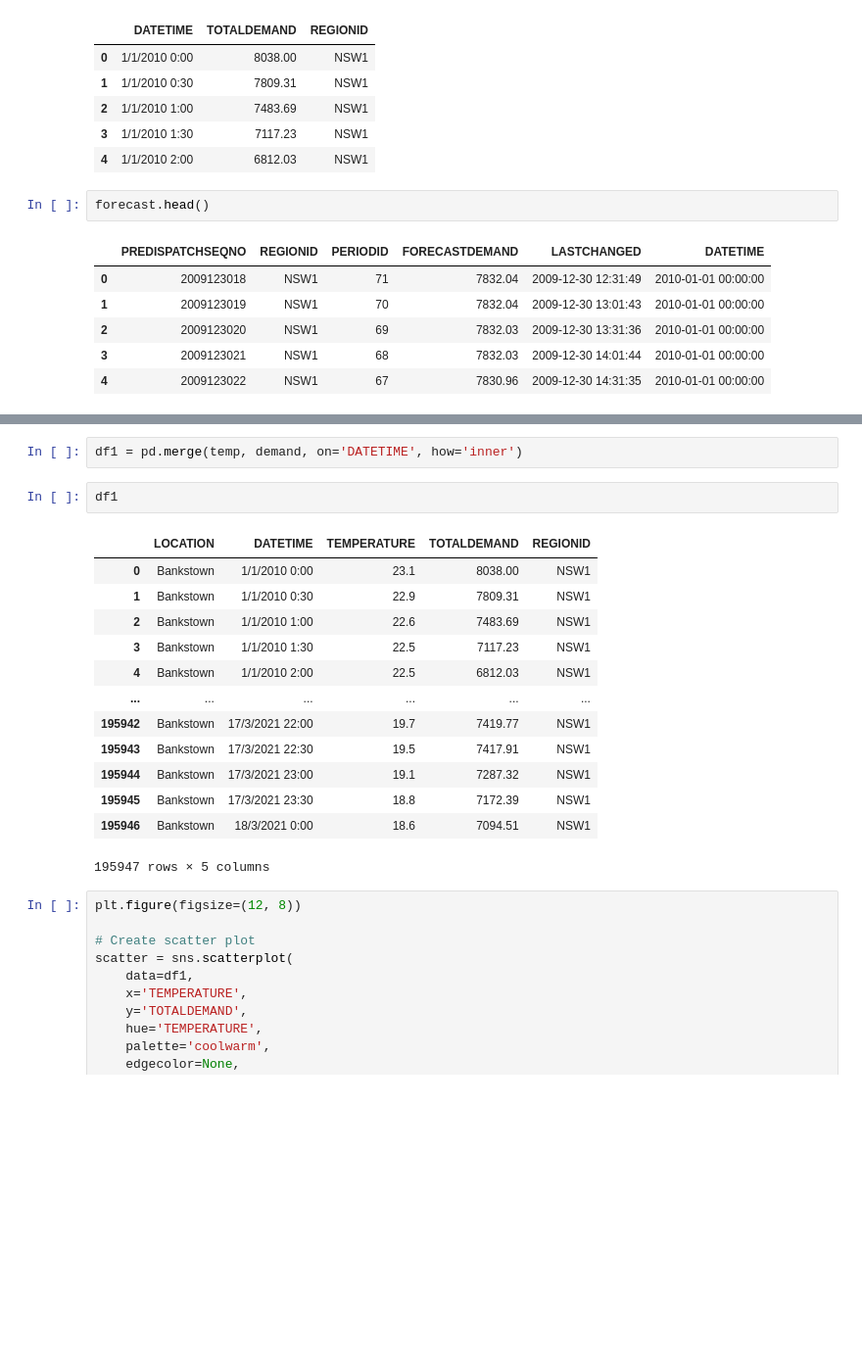
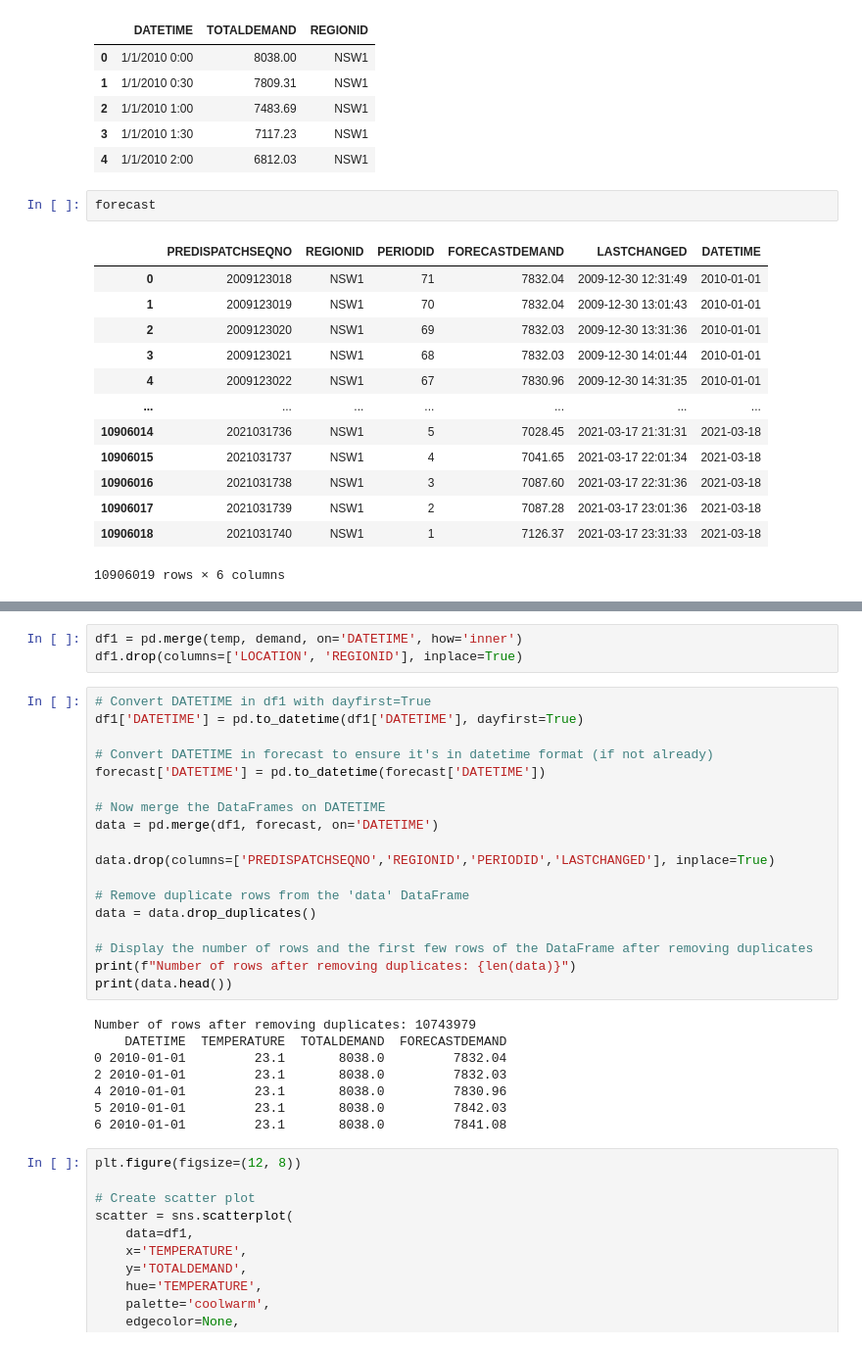
Before and after one commit to cgiray/project, a Jupyter notebook: src/GoogleColab.ipynb, the cells around one changed output, grey strips where cells are left out. Shown at 98% size. Saved outputs shown, nothing was run; the diff lists cells and outputs as text; blank space fills up the shorter version.

```diff
--- a/src/GoogleColab.ipynb
+++ b/src/GoogleColab.ipynb
@@ -75,11 +76,18 @@ demand.head()
 | 3 | 1/1/2010 1:30 | 7117.23 | NSW1 |
 | 4 | 1/1/2010 2:00 | 6812.03 | NSW1 |
 # %%
-forecast.head()
+forecast
 # %% [output]
 |  | PREDISPATCHSEQNO | REGIONID | PERIODID | FORECASTDEMAND | LASTCHANGED | DATETIME |
-| 0 | 2009123018 | NSW1 | 71 | 7832.04 | 2009-12-30 12:31:49 | 2010-01-01 00:00:00 |
-| 1 | 2009123019 | NSW1 | 70 | 7832.04 | 2009-12-30 13:01:43 | 2010-01-01 00:00:00 |
-| 2 | 2009123020 | NSW1 | 69 | 7832.03 | 2009-12-30 13:31:36 | 2010-01-01 00:00:00 |
-| 3 | 2009123021 | NSW1 | 68 | 7832.03 | 2009-12-30 14:01:44 | 2010-01-01 00:00:00 |
-| 4 | 2009123022 | NSW1 | 67 | 7830.96 | 2009-12-30 14:31:35 | 2010-01-01 00:00:00 |
+| 0 | 2009123018 | NSW1 | 71 | 7832.04 | 2009-12-30 12:31:49 | 2010-01-01 |
+| 1 | 2009123019 | NSW1 | 70 | 7832.04 | 2009-12-30 13:01:43 | 2010-01-01 |
+| 2 | 2009123020 | NSW1 | 69 | 7832.03 | 2009-12-30 13:31:36 | 2010-01-01 |
+| 3 | 2009123021 | NSW1 | 68 | 7832.03 | 2009-12-30 14:01:44 | 2010-01-01 |
+| 4 | 2009123022 | NSW1 | 67 | 7830.96 | 2009-12-30 14:31:35 | 2010-01-01 |
+| ... | ... | ... | ... | ... | ... | ... |
+| 10906014 | 2021031736 | NSW1 | 5 | 7028.45 | 2021-03-17 21:31:31 | 2021-03-18 |
+| 10906015 | 2021031737 | NSW1 | 4 | 7041.65 | 2021-03-17 22:01:34 | 2021-03-18 |
+| 10906016 | 2021031738 | NSW1 | 3 | 7087.60 | 2021-03-17 22:31:36 | 2021-03-18 |
+| 10906017 | 2021031739 | NSW1 | 2 | 7087.28 | 2021-03-17 23:01:36 | 2021-03-18 |
+| 10906018 | 2021031740 | NSW1 | 1 | 7126.37 | 2021-03-17 23:31:33 | 2021-03-18 |
+10906019 rows × 6 columns
@@ -86,21 +95,32 @@ forecast.head()
 # %%
 df1 = pd.merge(temp, demand, on='DATETIME', how='inner')
+df1.drop(columns=['LOCATION', 'REGIONID'], inplace=True)
-# %%
-df1
-# %% [output]
-|  | LOCATION | DATETIME | TEMPERATURE | TOTALDEMAND | REGIONID |
-| 0 | Bankstown | 1/1/2010 0:00 | 23.1 | 8038.00 | NSW1 |
-| 1 | Bankstown | 1/1/2010 0:30 | 22.9 | 7809.31 | NSW1 |
-| 2 | Bankstown | 1/1/2010 1:00 | 22.6 | 7483.69 | NSW1 |
-| 3 | Bankstown | 1/1/2010 1:30 | 22.5 | 7117.23 | NSW1 |
-| 4 | Bankstown | 1/1/2010 2:00 | 22.5 | 6812.03 | NSW1 |
-| ... | ... | ... | ... | ... | ... |
-| 195942 | Bankstown | 17/3/2021 22:00 | 19.7 | 7419.77 | NSW1 |
-| 195943 | Bankstown | 17/3/2021 22:30 | 19.5 | 7417.91 | NSW1 |
-| 195944 | Bankstown | 17/3/2021 23:00 | 19.1 | 7287.32 | NSW1 |
-| 195945 | Bankstown | 17/3/2021 23:30 | 18.8 | 7172.39 | NSW1 |
-| 195946 | Bankstown | 18/3/2021 0:00 | 18.6 | 7094.51 | NSW1 |
-195947 rows × 5 columns
+# %%
+# Convert DATETIME in df1 with dayfirst=True
+df1['DATETIME'] = pd.to_datetime(df1['DATETIME'], dayfirst=True)
+
+# Convert DATETIME in forecast to ensure it's in datetime format (if not already)
+forecast['DATETIME'] = pd.to_datetime(forecast['DATETIME'])
+
+# Now merge the DataFrames on DATETIME
+data = pd.merge(df1, forecast, on='DATETIME')
+
+data.drop(columns=['PREDISPATCHSEQNO','REGIONID','PERIODID','LASTCHANGED'], inplace=True)
+
+# Remove duplicate rows from the 'data' DataFrame
+data = data.drop_duplicates()
+
+# Display the number of rows and the first few rows of the DataFrame after removing duplicates
+print(f"Number of rows after removing duplicates: {len(data)}")
+print(data.head())
+# %% [output]
+Number of rows after removing duplicates: 10743979
+    DATETIME  TEMPERATURE  TOTALDEMAND  FORECASTDEMAND
+0 2010-01-01         23.1       8038.0         7832.04
+2 2010-01-01         23.1       8038.0         7832.03
+4 2010-01-01         23.1       8038.0         7830.96
+5 2010-01-01         23.1       8038.0         7842.03
+6 2010-01-01         23.1       8038.0         7841.08
 # %%
 plt.figure(figsize=(12, 8))
 
```
Also changed, not shown: parts of 10 cells of this notebook.
